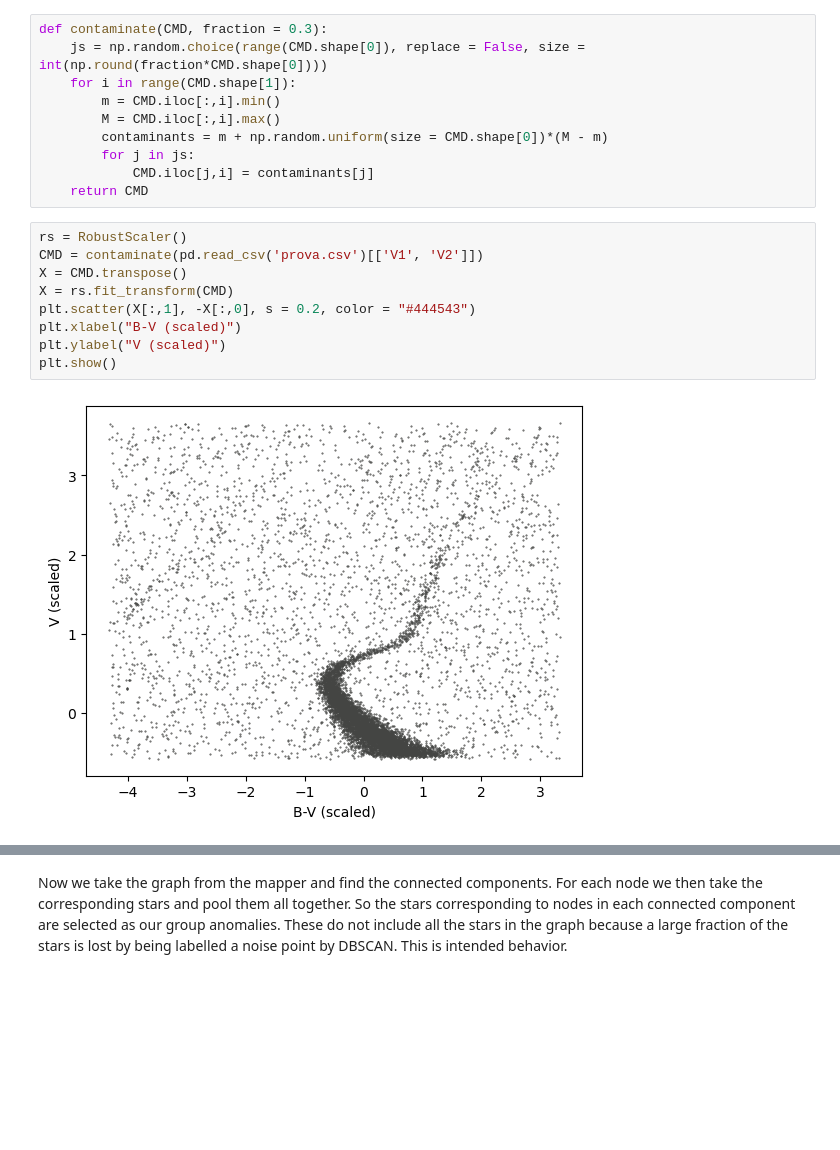
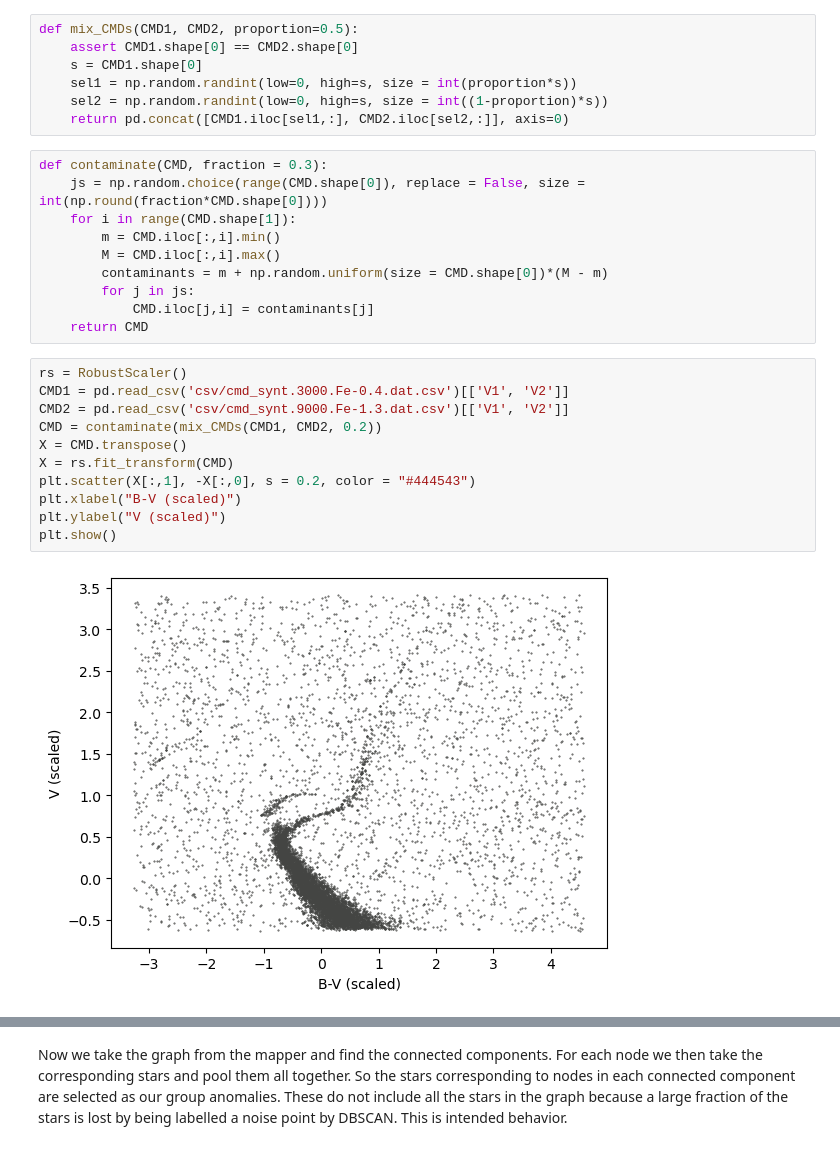
Before and after one commit to m-a-r-i-o/cmdmst, a Jupyter notebook: segmenting_CMDs.ipynb, the cells around one changed output, grey strips where cells are left out. Cells and saved outputs as stored; diff of their text form; blank space fills up the shorter version.

```diff
--- a/segmenting_CMDs.ipynb
+++ b/segmenting_CMDs.ipynb
@@ -54,6 +54,13 @@ from sklearn.utils.multiclass import unique_labels
 from sklearn.neighbors import NearestNeighbors
 # %% [markdown]
 Let's read and scale a test CMD to which we also add some contamination for realism
+# %%
+def mix_CMDs(CMD1, CMD2, proportion=0.5):
+    assert CMD1.shape[0] == CMD2.shape[0]
+    s = CMD1.shape[0]
+    sel1 = np.random.randint(low=0, high=s, size = int(proportion*s))
+    sel2 = np.random.randint(low=0, high=s, size = int((1-proportion)*s))
+    return pd.concat([CMD1.iloc[sel1,:], CMD2.iloc[sel2,:]], axis=0)
 # %%
 def contaminate(CMD, fraction = 0.3):
     js = np.random.choice(range(CMD.shape[0]), replace = False, size = int(np.round(fraction*CMD.shape[0])))
@@ -66,12 +73,14 @@ def contaminate(CMD, fraction = 0.3):
     return CMD
 # %%
 rs = RobustScaler()
-CMD = contaminate(pd.read_csv('prova.csv')[['V1', 'V2']])
+CMD1 = pd.read_csv('csv/cmd_synt.3000.Fe-0.4.dat.csv')[['V1', 'V2']]
+CMD2 = pd.read_csv('csv/cmd_synt.9000.Fe-1.3.dat.csv')[['V1', 'V2']]
+CMD = contaminate(mix_CMDs(CMD1, CMD2, 0.2))
 X = CMD.transpose()
 X = rs.fit_transform(CMD)
 plt.scatter(X[:,1], -X[:,0], s = 0.2, color = "#444543")
 plt.xlabel("B-V (scaled)")
 plt.ylabel("V (scaled)")
 plt.show()
 # %% [output]
-[figure, old version]
+[figure, new version]
```
Also changed, not shown: parts of 12 cells of this notebook, 4 other files.
